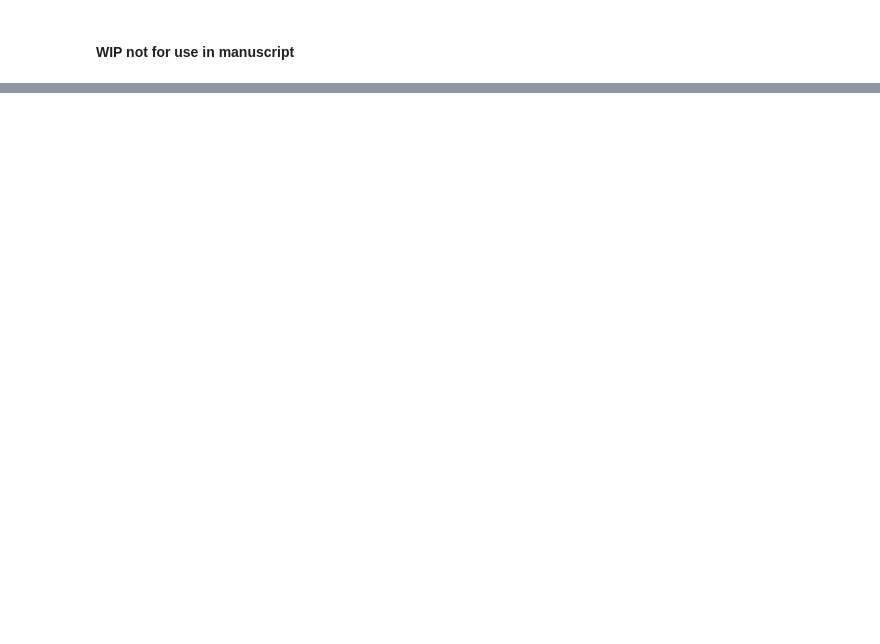
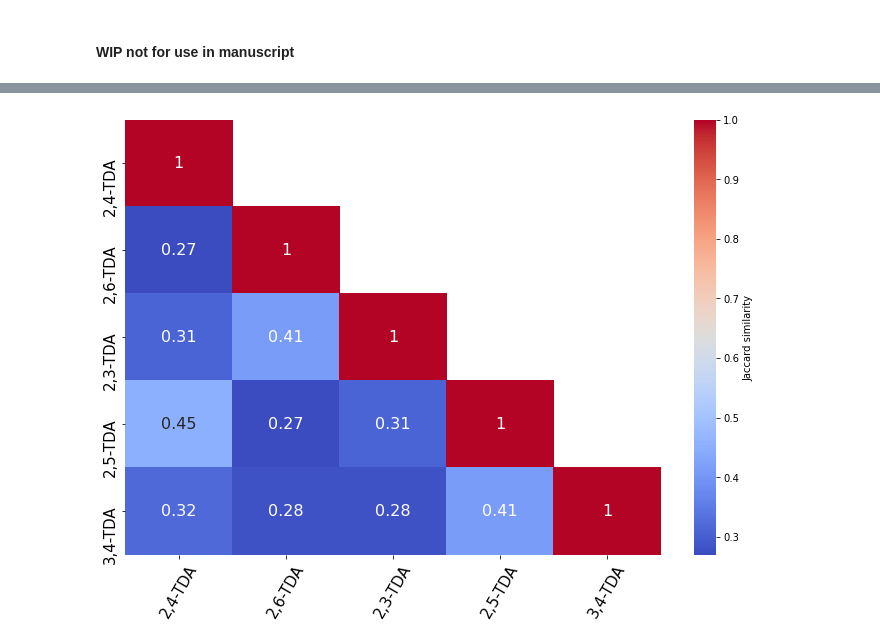
Before and after one commit to patlewig/in_silico_metabolism, a Jupyter notebook: notebooks/04_Case_study.ipynb, the cells around one changed output, grey strips where cells are left out. Cells and saved outputs as stored; diff of their text form; code cells hidden in the pictures; blank space fills up the shorter version.

```diff
--- a/notebooks/04_Case_study.ipynb
+++ b/notebooks/04_Case_study.ipynb
@@ -60,4 +240,3 @@ from scipy.cluster.hierarchy import fcluster
 # %%
-def distance_matrix(df):
-    D_mgrn = pd.DataFrame(squareform(pdist(df, 'cosine')), columns = df.index, index = df.index)
-    return D_mgrn
+D_txps = pd.DataFrame(squareform(pdist(mgrn_parents, 'jaccard')), columns = mgrn_parents.index, index = mgrn_parents.index)
+S_txps = 1-D_txps
@@ -68,0 +252,18 @@ sns.heatmap(distance_matrix(df2).fillna(0))
+# %%
+name_dict = {'DTXSID4020402': '2,4-TDA', 'DTXSID9024930': '3,4-TDA', 'DTXSID3025881':'DTXSID3025881', 'DTXSID4027319':'2,6-TDA',
+       'DTXSID4027494': '2,3-TDA', 'DTXSID6029123': '2,5-TDA'}
+# %%
+S_txps.index = S_txps.index.map(name_dict)
+# %%
+S_txps.columns = S_txps.columns.map(name_dict)
+# %%
+
+S_mgrn = S_txps.where(np.tril(np.ones(S_txps.shape)).astype(np.bool))
+
+plt.figure(figsize=(12, 8))
+sns.heatmap(S_mgrn.round(2), cmap = 'coolwarm',annot=True, cbar_kws={'label': 'Jaccard similarity'}, annot_kws={"size": 16})
+plt.yticks(fontsize = 15)
+plt.xticks(fontsize = 15, rotation = 60)
+plt.savefig(figures_dir+'Similarity_parent_TDAs.png', bbox_inches='tight');
+# %% [output]
+[figure, added]
```
Also changed, not shown: parts of 43 cells of this notebook, 8 other files.
